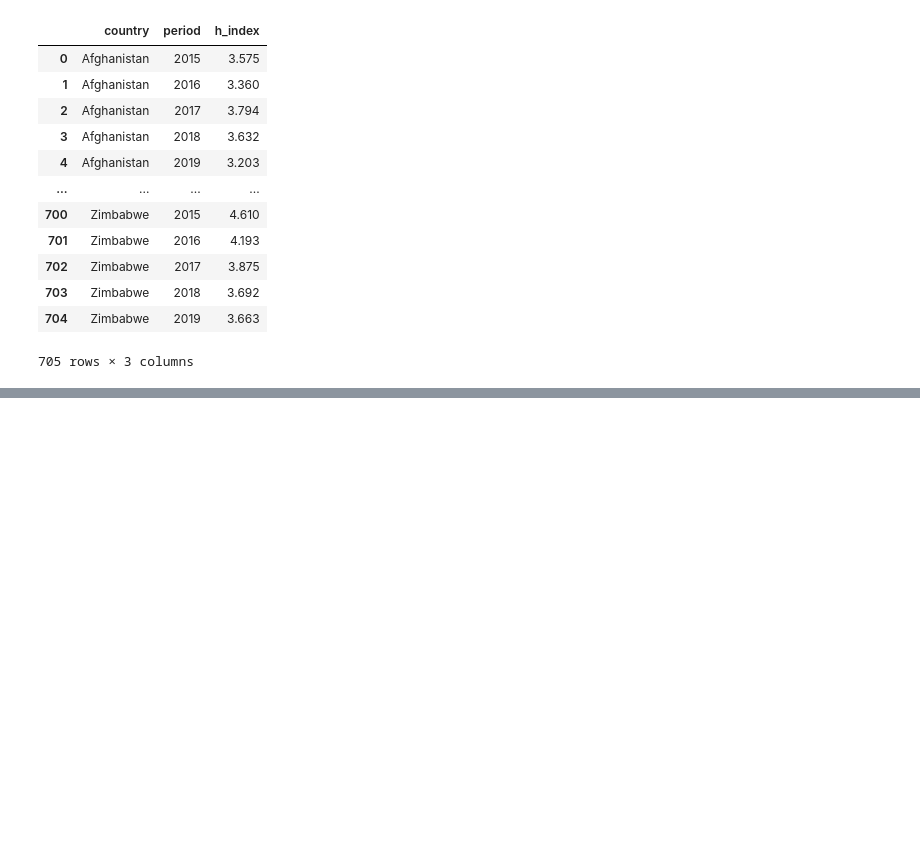
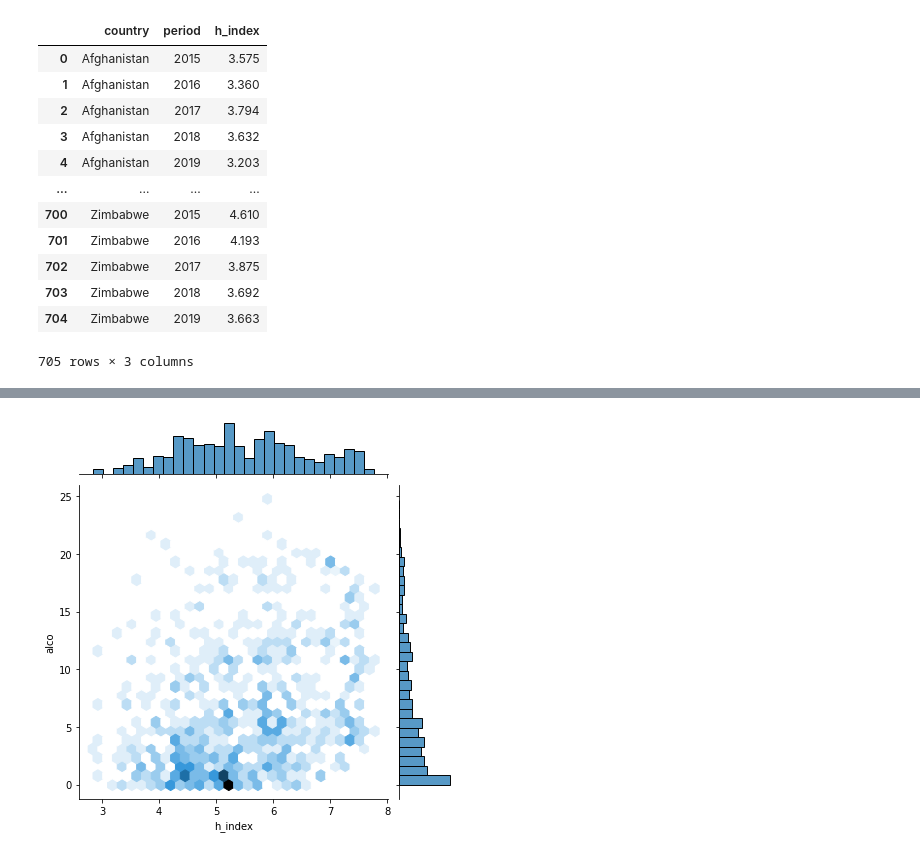
Before and after one commit to data301-2021-summer2/project-group16-data-301-project, a Jupyter notebook: analysis/Bellinda/clean_analysis.ipynb, the cells around one changed output, grey strips where cells are left out. Cells and saved outputs as stored; diff of their text form; code cells hidden in the pictures; blank space fills up the shorter version.

Commit message:
added figure 1

```diff
--- a/analysis/Bellinda/clean_analysis.ipynb
+++ b/analysis/Bellinda/clean_analysis.ipynb
@@ -126,2 +138,5 @@ ax.fig.suptitle('Happiness by Indicators') #just setting title displays title on
 # %%
-project_functions.sns.jointplot(data=final_merged, x='h_index', y='alco', kind="hex")
+figure1=project_functions.sns.jointplot(data=final_merged, x='h_index', y='alco', kind="hex")
+figure1.savefig('Hindex_alco.png')
+# %% [output]
+[figure, added]
```
Also changed, not shown: parts of 7 cells of this notebook, 2 other files.
